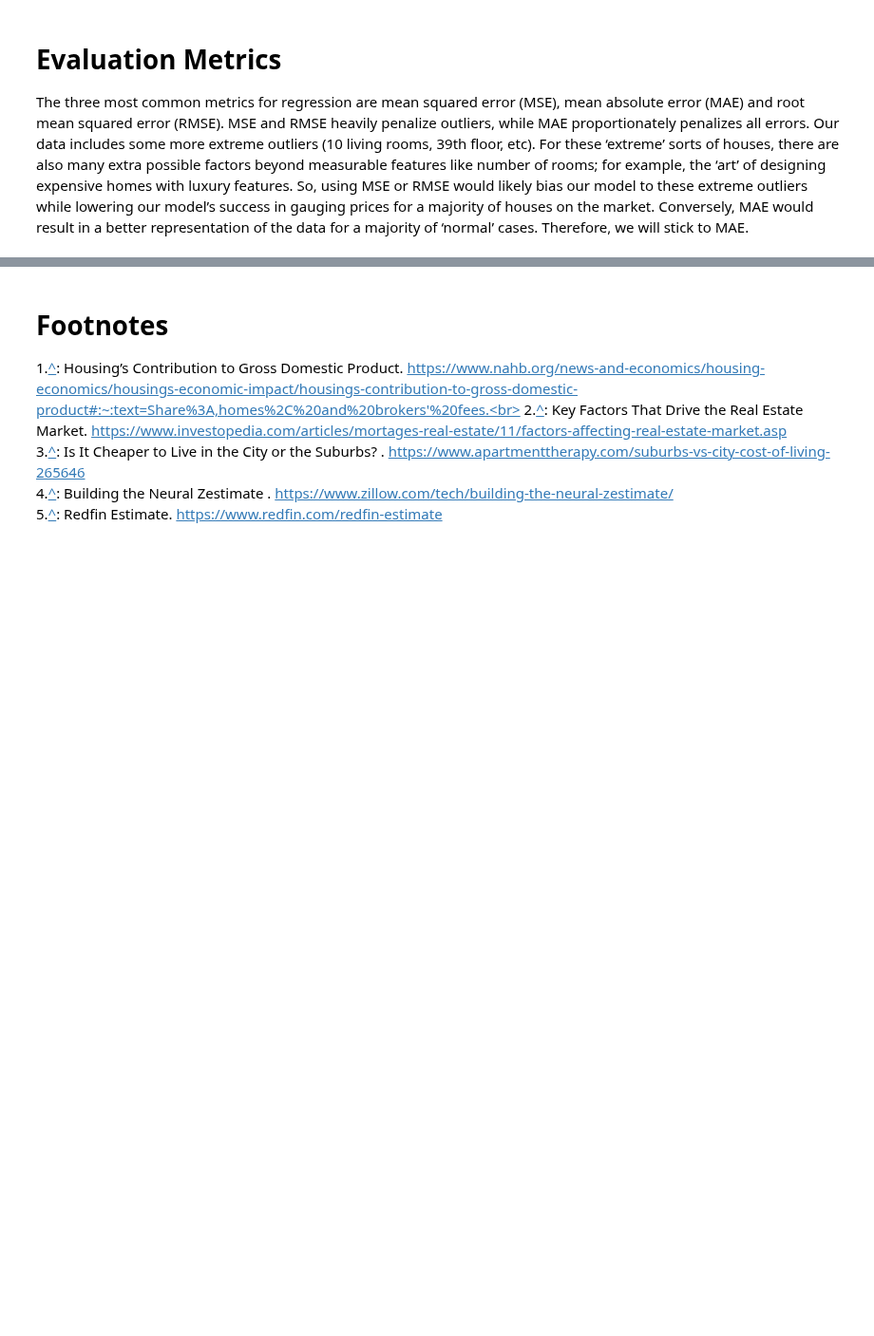
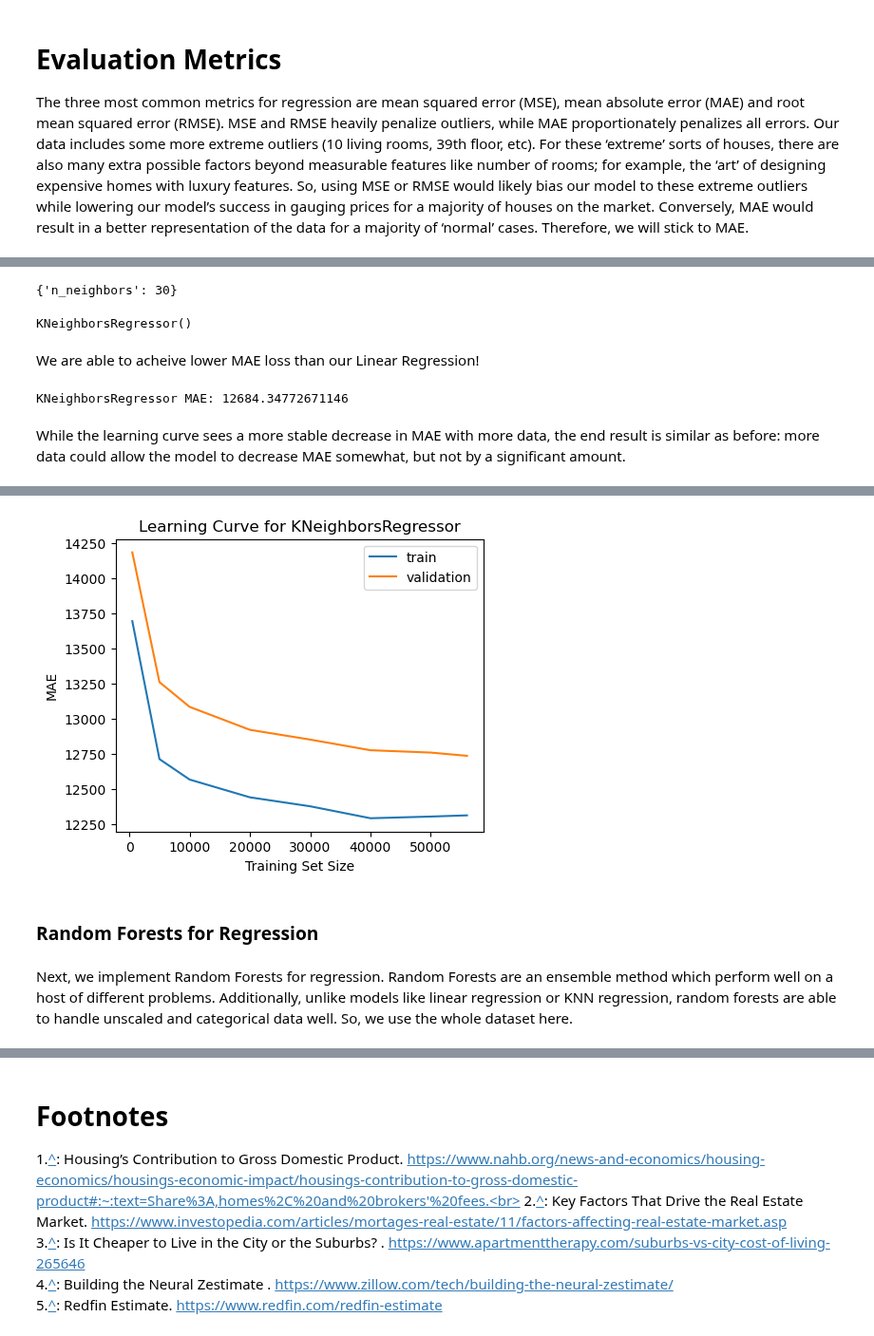
Before and after one commit to COGS118A/Group005-SP23, a Jupyter notebook: FinalProject_Group005-SP23.ipynb, the cells around one changed output, grey strips where cells are left out. Shown at 95% size. Saved outputs shown, nothing was run; the diff lists cells and outputs as text; code cells hidden in the pictures; blank space fills up the shorter version.

```diff
--- a/FinalProject_Group005-SP23.ipynb
+++ b/FinalProject_Group005-SP23.ipynb
@@ -118,0 +505,10 @@ Reiterate your main point and in just a few sentences tell us how your results s
+# %%
+n_neighbors = list(np.arange(1, 100))
+
+hparam_grid = dict(
+    n_neighbors=n_neighbors,
+)
+
+def_kwargs = dict(
+    verbose=False,
+)
@@ -118,0 +535,27 @@ Reiterate your main point and in just a few sentences tell us how your results s
+# %%
+opt_knn_params = min(cv_scores_knn, key=cv_scores_knn.get)
+
+print(opt_knn_params)
+# %% [output]
+{'n_neighbors': 30}
+# %%
+opt_knn_params = {'n_neighbors': 30}
+def_kwargs['verbose'] = 2
+opt_knn_model = KNeighborsRegressor(**opt_knn_params, **def_kwargs)
+
+opt_knn_model.fit(X_train_scaled_cupy[:,:len(ordinal_cols)], y_train_cupy)
+# %% [output]
+KNeighborsRegressor()
+# %% [markdown]
+We are able to acheive lower MAE loss than our Linear Regression!
+# %%
+opt_knn_preds = opt_knn_model.predict(X_test_cupy[:,:len(ordinal_cols)])
+opt_knn_score = mean_absolute_error(cp.asnumpy(opt_knn_preds), cp.asnumpy(y_test_cupy))
+print('KNeighborsRegressor MAE:', opt_knn_score)
+# %% [output]
+KNeighborsRegressor MAE: 12684.34772671146
+# %% [markdown]
+While the learning curve sees a more stable decrease in MAE with more data, the end result is similar as before: more data could allow the model to decrease MAE somewhat, but not by a significant amount.
+# %%
+get_learning_curve(opt_knn_model, X=cp.asnumpy(X_train_scaled_cupy[:,:len(ordinal_cols)]), y=cp.asnumpy(y_train_cupy), model_name='KNeighborsRegressor')
+# %% [output]
@@ -118,0 +579,5 @@ Reiterate your main point and in just a few sentences tell us how your results s
+[figure, added]
+# %% [markdown]
+### Random Forests for Regression
+# %% [markdown]
+Next, we implement Random Forests for regression. Random Forests are an ensemble method which perform well on a host of different problems. Additionally, unlike models like linear regression or KNN regression, random forests are able to handle unscaled and categorical data well. So, we use the whole dataset here.
```
Also changed, not shown: parts of 114 cells of this notebook, 6 other files.
